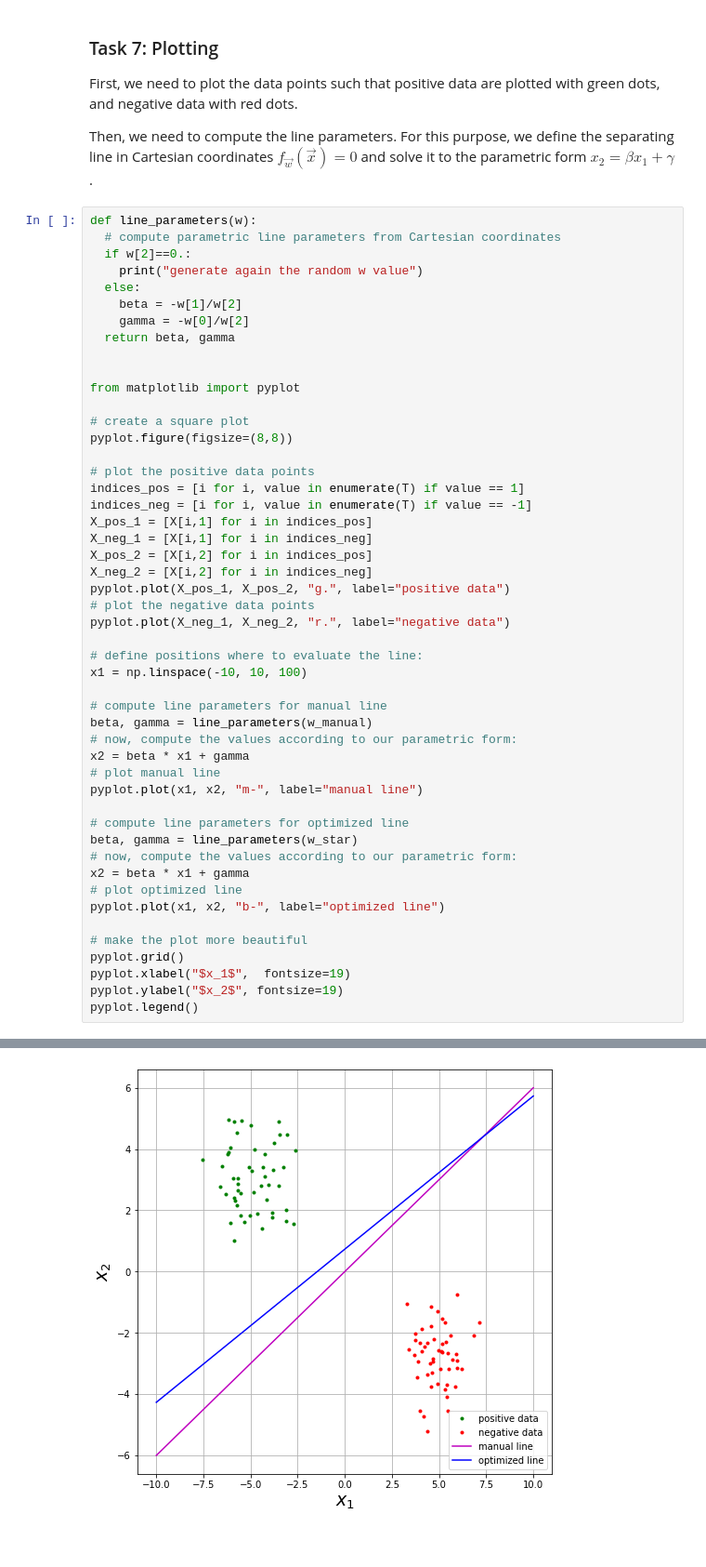
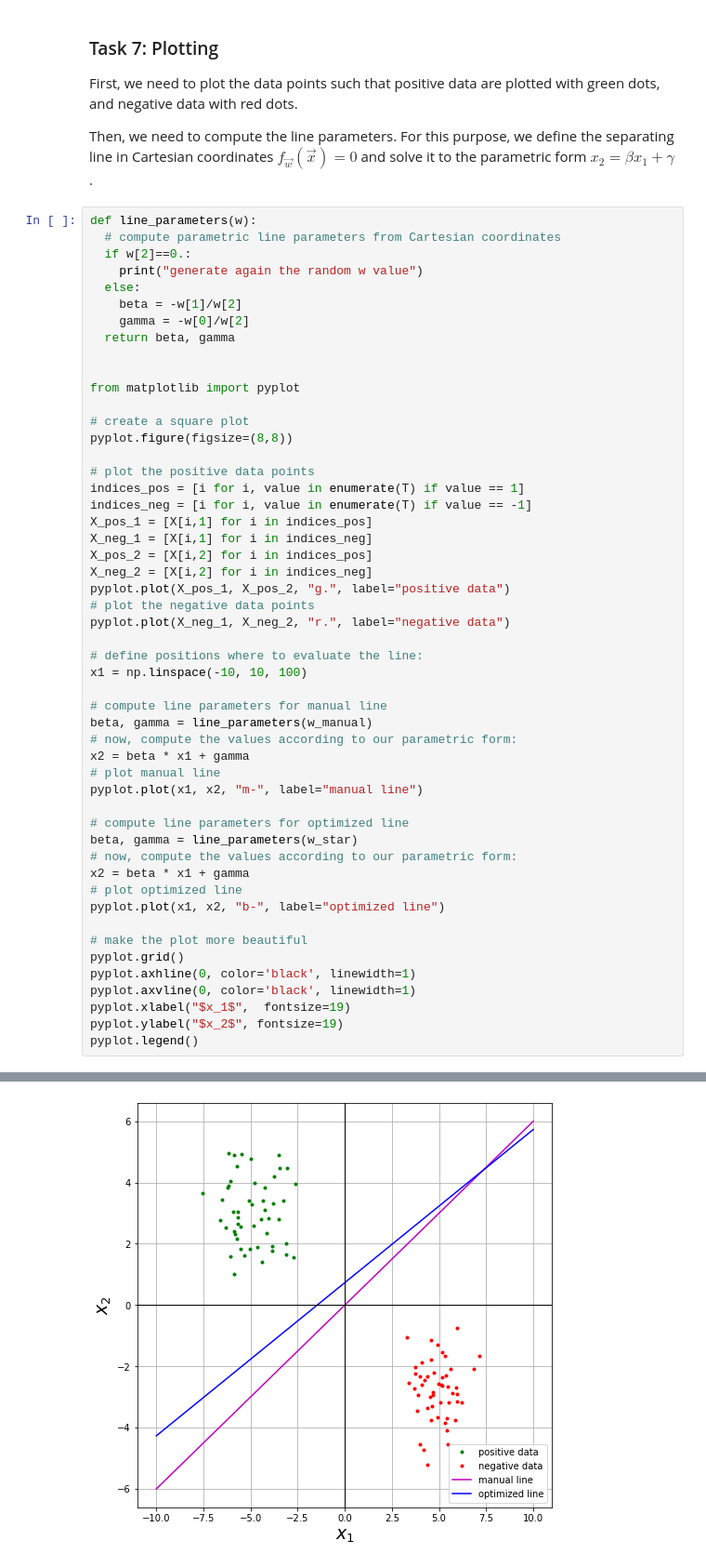
Before and after one commit to gparri610/Deep-Learning-FS24, a Jupyter notebook: DL-Assignment01.ipynb, the cells around one changed output, grey strips where cells are left out. Shown at 93% size. Drawn from its saved outputs; the diff is of its cells as text.

```diff
--- a/DL-Assignment01.ipynb
+++ b/DL-Assignment01.ipynb
@@ -213,31 +213,33 @@ X_neg_1 = [X[i,1] for i in indices_neg]
 X_pos_2 = [X[i,2] for i in indices_pos]
 X_neg_2 = [X[i,2] for i in indices_neg]
 pyplot.plot(X_pos_1, X_pos_2, "g.", label="positive data")
 # plot the negative data points
 pyplot.plot(X_neg_1, X_neg_2, "r.", label="negative data")
 
 # define positions where to evaluate the line:
 x1 = np.linspace(-10, 10, 100)
 
 # compute line parameters for manual line
 beta, gamma = line_parameters(w_manual)
 # now, compute the values according to our parametric form:
 x2 = beta * x1 + gamma
 # plot manual line
 pyplot.plot(x1, x2, "m-", label="manual line")
 
 # compute line parameters for optimized line
 beta, gamma = line_parameters(w_star)
 # now, compute the values according to our parametric form:
 x2 = beta * x1 + gamma
 # plot optimized line
 pyplot.plot(x1, x2, "b-", label="optimized line")
 
 # make the plot more beautiful
 pyplot.grid()
+pyplot.axhline(0, color='black', linewidth=1)
+pyplot.axvline(0, color='black', linewidth=1)
 pyplot.xlabel("$x_1$",  fontsize=19)
 pyplot.ylabel("$x_2$", fontsize=19)
 pyplot.legend()
 # %% [output]
 <matplotlib.legend.Legend at 0x...>
-[figure, old version]
+[figure, new version]
```
